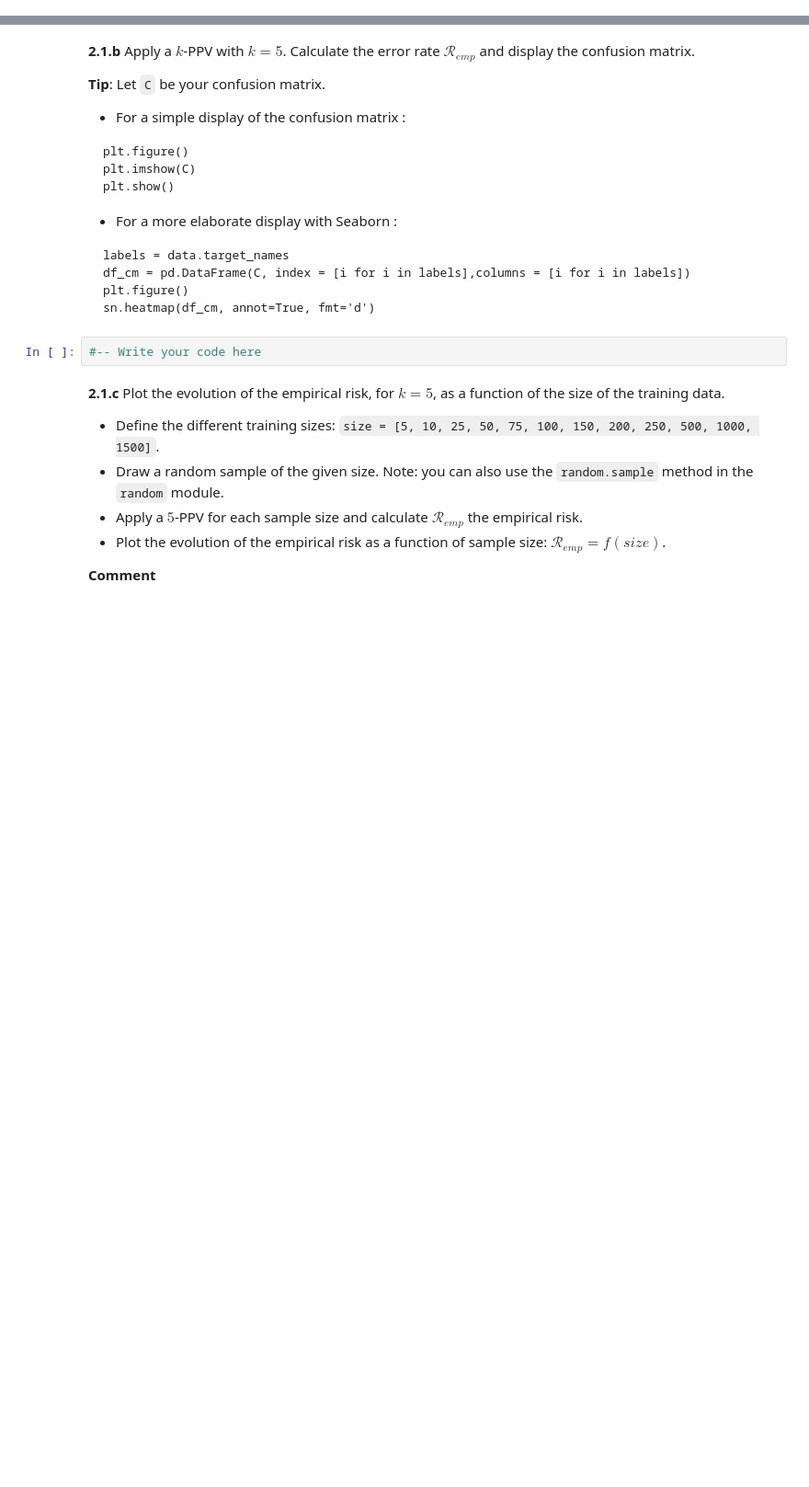
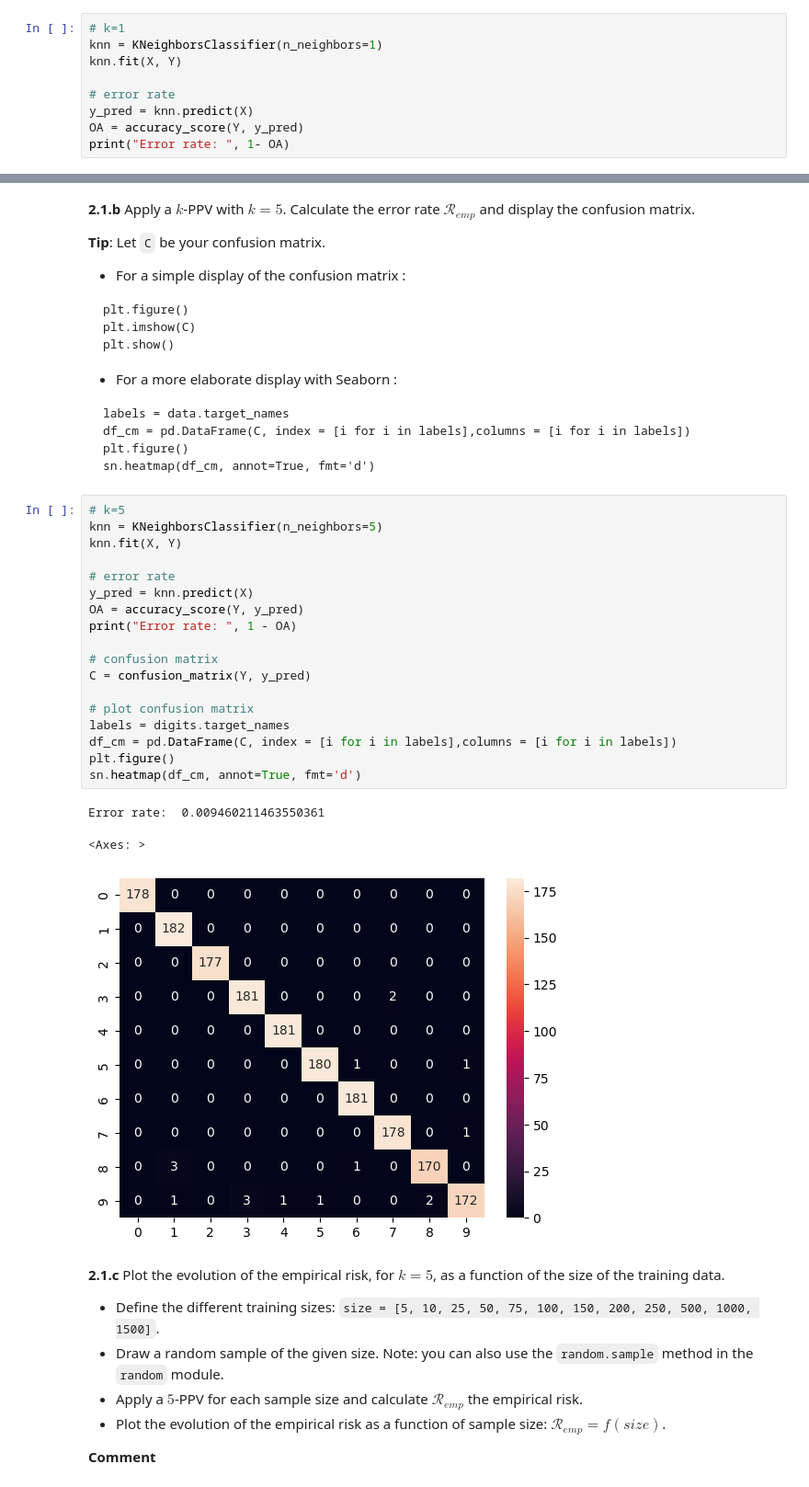
Before and after one commit to Ethel-Ogallo/UBS_ML, a Jupyter notebook: Labs/TP-modelSelection.ipynb, the cells around one changed output, grey strips where cells are left out. Shown: that part at 92% size. Drawn from its saved outputs; the diff is of its cells as text; blank space fills up the shorter version.

````diff
--- a/Labs/TP-modelSelection.ipynb
+++ b/Labs/TP-modelSelection.ipynb
@@ -85,0 +89,9 @@ The objective here is to evaluate the performance of a classification algorithm
+# %%
+# k=1
+knn = KNeighborsClassifier(n_neighbors=1)
+knn.fit(X, Y)
+
+# error rate
+y_pred = knn.predict(X)
+OA = accuracy_score(Y, y_pred)
+print("Error rate: ", 1- OA)
@@ -101,8 +115,28 @@ df_cm = pd.DataFrame(C, index = [i for i in labels],columns = [i for i in labels
 plt.figure()
 sn.heatmap(df_cm, annot=True, fmt='d')
 ```
-# %%
-#-- Write your code here
+# %%
+# k=5
+knn = KNeighborsClassifier(n_neighbors=5)
+knn.fit(X, Y)
+
+# error rate
+y_pred = knn.predict(X)
+OA = accuracy_score(Y, y_pred)
+print("Error rate: ", 1 - OA)
+
+# confusion matrix
+C = confusion_matrix(Y, y_pred)
+
+# plot confusion matrix
+labels = digits.target_names
+df_cm = pd.DataFrame(C, index = [i for i in labels],columns = [i for i in labels])
+plt.figure()
+sn.heatmap(df_cm, annot=True, fmt='d')
+# %% [output]
+Error rate:  0.009460211463550361
+<Axes: >
+[figure, added]
 # %% [markdown]
 **2.1.c** Plot the evolution of the empirical risk, for $k=5$, as a function of the size of the training data.
 * Define the different training sizes: `size = [5, 10, 25, 50, 75, 100, 150, 200, 250, 500, 1000, 1500]`.
````
Also changed, not shown: parts of 46 cells of this notebook.
